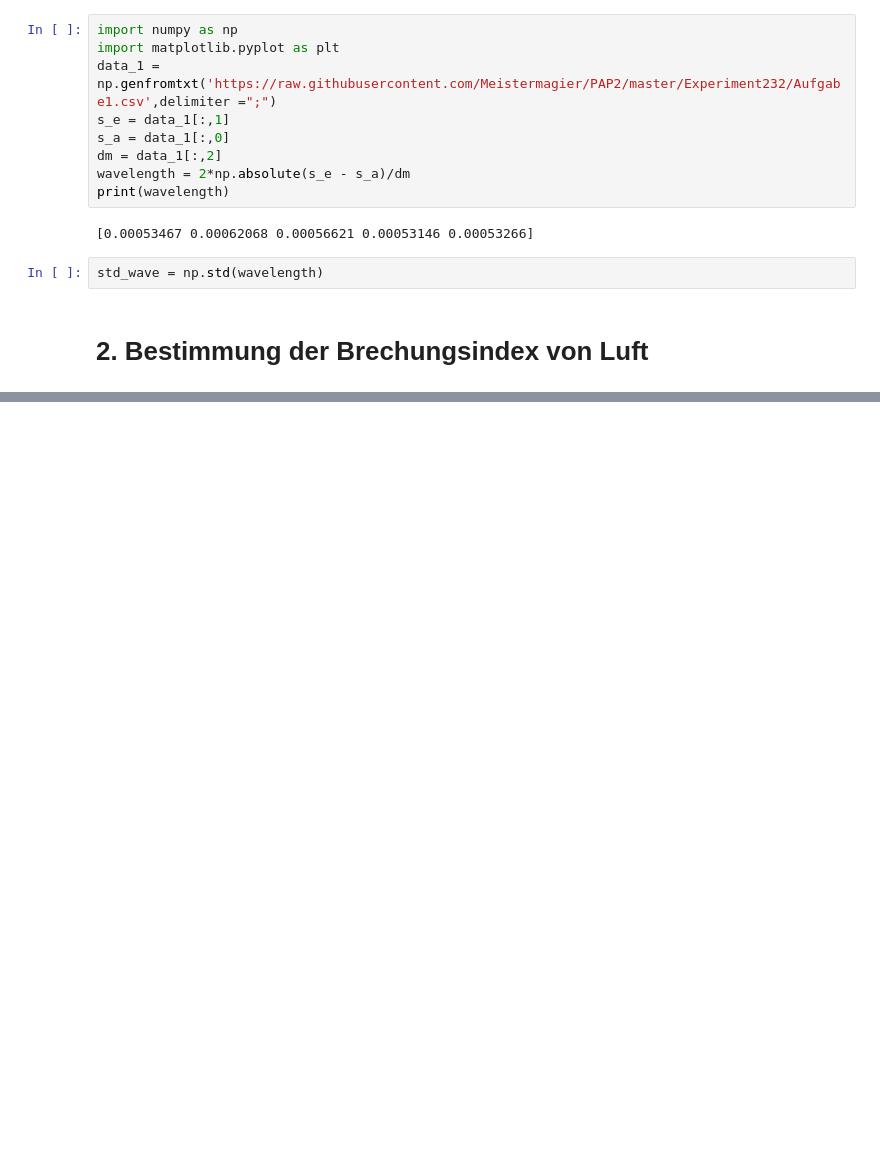
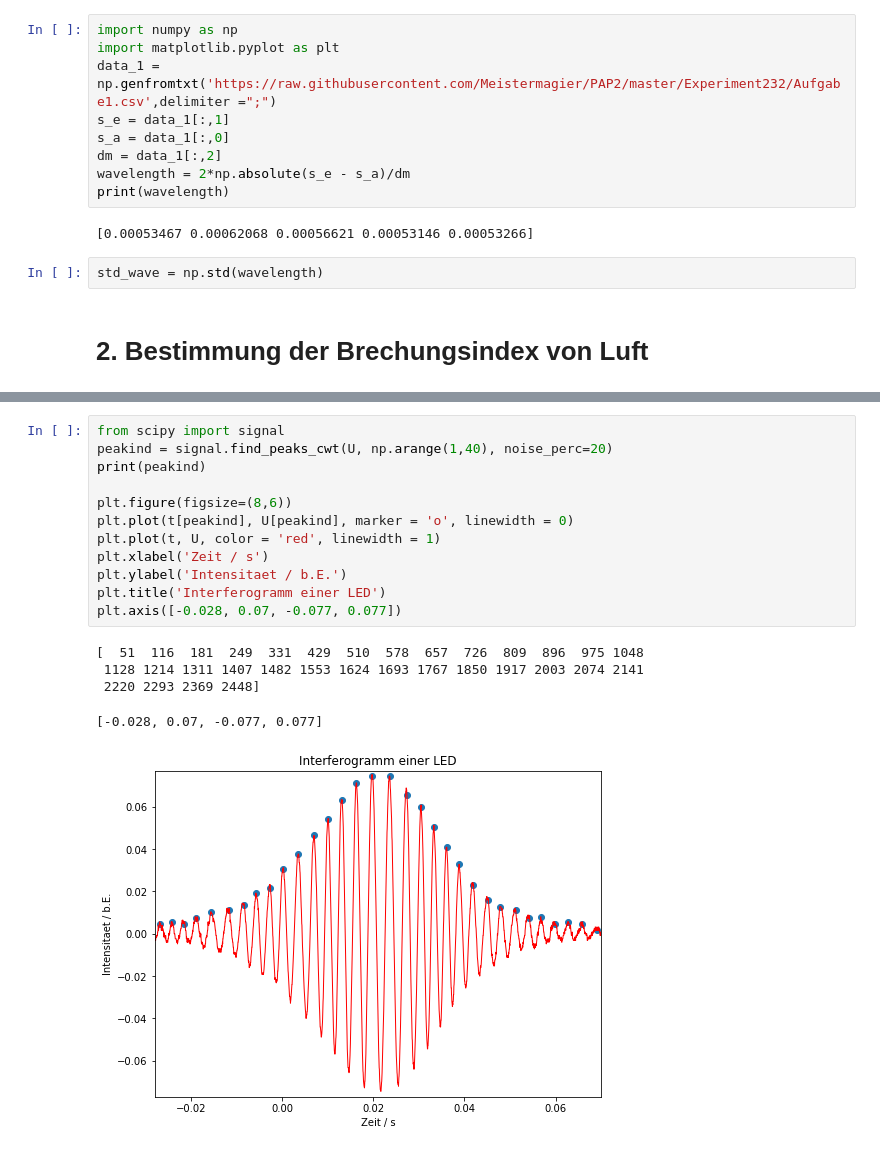
Before and after one commit to Meistermagier/PAP2, a Jupyter notebook: Experiment_232.ipynb, the cells around one changed output, grey strips where cells are left out. Cells and saved outputs as stored; diff of their text form; blank space fills up the shorter version.

```diff
--- a/Experiment_232.ipynb
+++ b/Experiment_232.ipynb
@@ -45,0 +52,18 @@ data_3 = np.genfromtxt ('https://raw.githubusercontent.com/Meistermagier/PAP2/ma
+# %%
+from scipy import signal
+peakind = signal.find_peaks_cwt(U, np.arange(1,40), noise_perc=20)
+print(peakind)
+
+plt.figure(figsize=(8,6))
+plt.plot(t[peakind], U[peakind], marker = 'o', linewidth = 0)
+plt.plot(t, U, color = 'red', linewidth = 1)
+plt.xlabel('Zeit / s')
+plt.ylabel('Intensitaet / b.E.')
+plt.title('Interferogramm einer LED')
+plt.axis([-0.028, 0.07, -0.077, 0.077])
+# %% [output]
+[  51  116  181  249  331  429  510  578  657  726  809  896  975 1048
+ 1128 1214 1311 1407 1482 1553 1624 1693 1767 1850 1917 2003 2074 2141
+ 2220 2293 2369 2448]
+[-0.028, 0.07, -0.077, 0.077]
+[figure, added]
```
Also changed, not shown: parts of 3 cells of this notebook.
